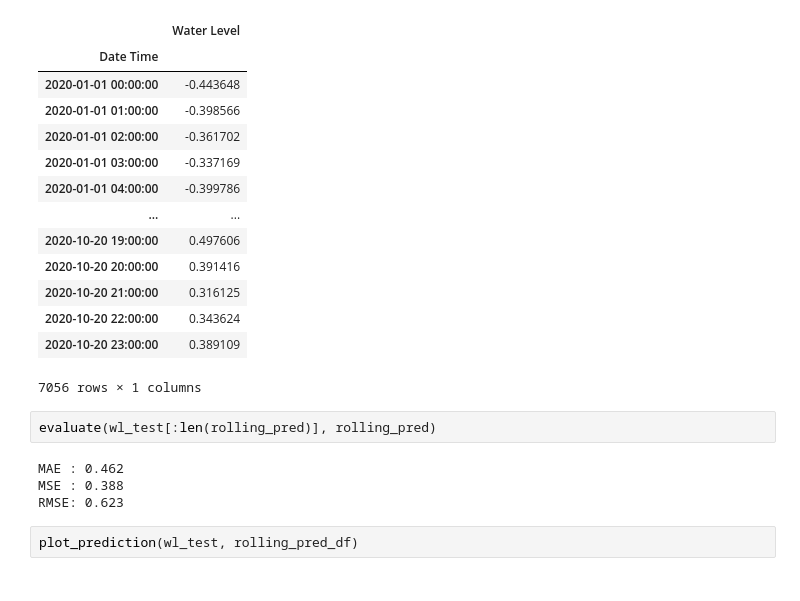
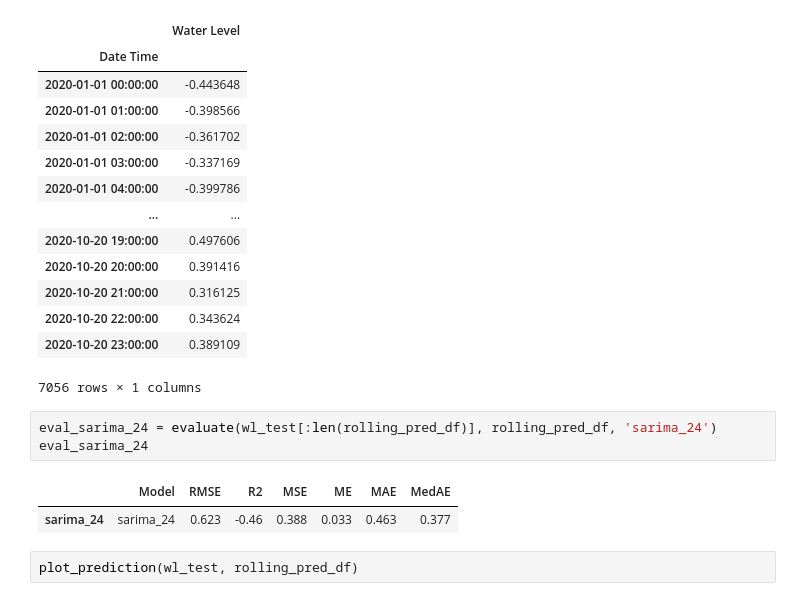
Before and after one commit to Data-Analytics-2020/Tide-Prediction, a Jupyter notebook: predict_tide.ipynb, the cells around one changed output. Saved outputs shown, nothing was run; the diff lists cells and outputs as text.

```diff
--- a/predict_tide.ipynb
+++ b/predict_tide.ipynb
@@ -374,12 +379,12 @@ rolling_pred_df
 | 2020-10-20 22:00:00 | 0.343624 |
 | 2020-10-20 23:00:00 | 0.389109 |
 7056 rows × 1 columns
-# %%
-evaluate(wl_test[:len(rolling_pred)], rolling_pred)
-# %% [output]
-MAE : 0.462
-MSE : 0.388
-RMSE: 0.623
+# %%
+eval_sarima_24 = evaluate(wl_test[:len(rolling_pred_df)], rolling_pred_df, 'sarima_24')
+eval_sarima_24
+# %% [output]
+|  | Model | RMSE | R2 | MSE | ME | MAE | MedAE |
+| sarima_24 | sarima_24 | 0.623 | -0.46 | 0.388 | 0.033 | 0.463 | 0.377 |
 # %%
 plot_prediction(wl_test, rolling_pred_df)
 # %% [output]
```
Also changed, not shown: parts of 9 cells of this notebook, 1 other file.
